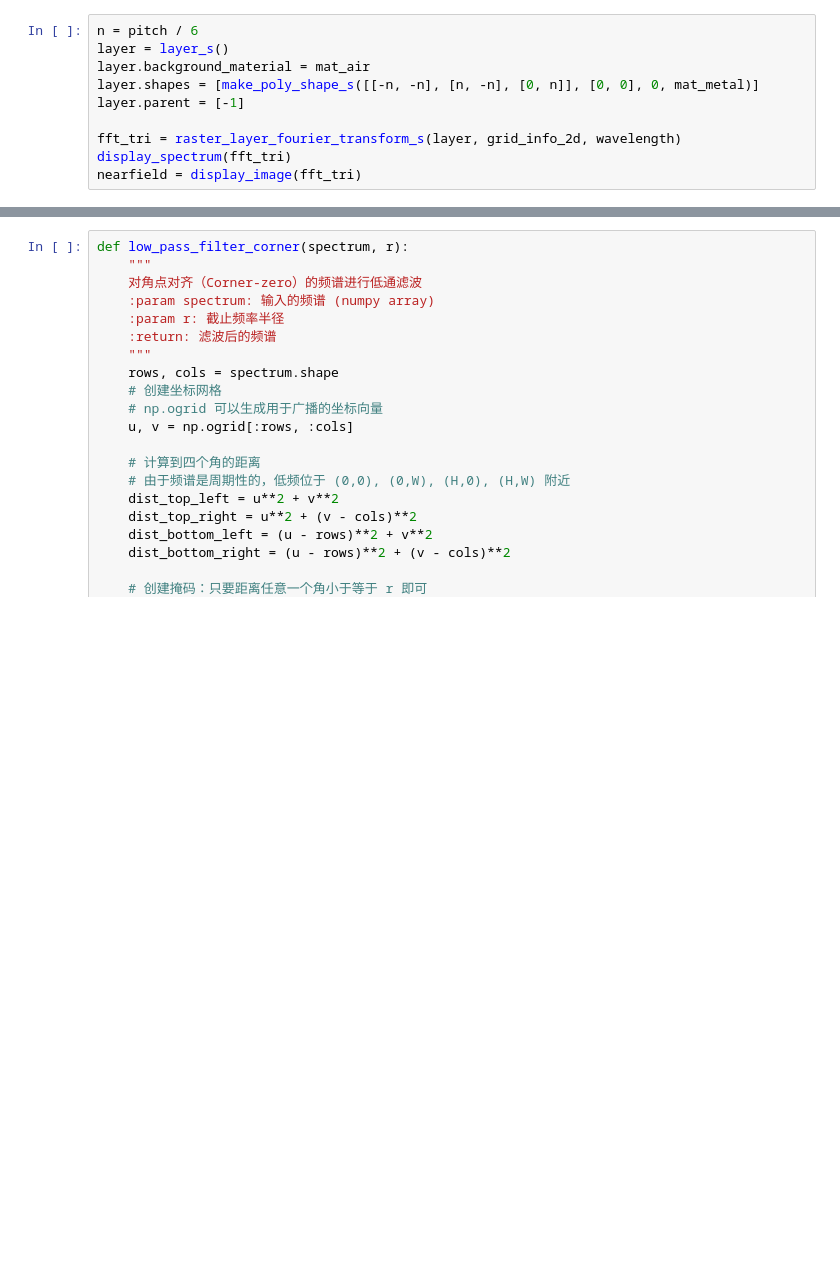
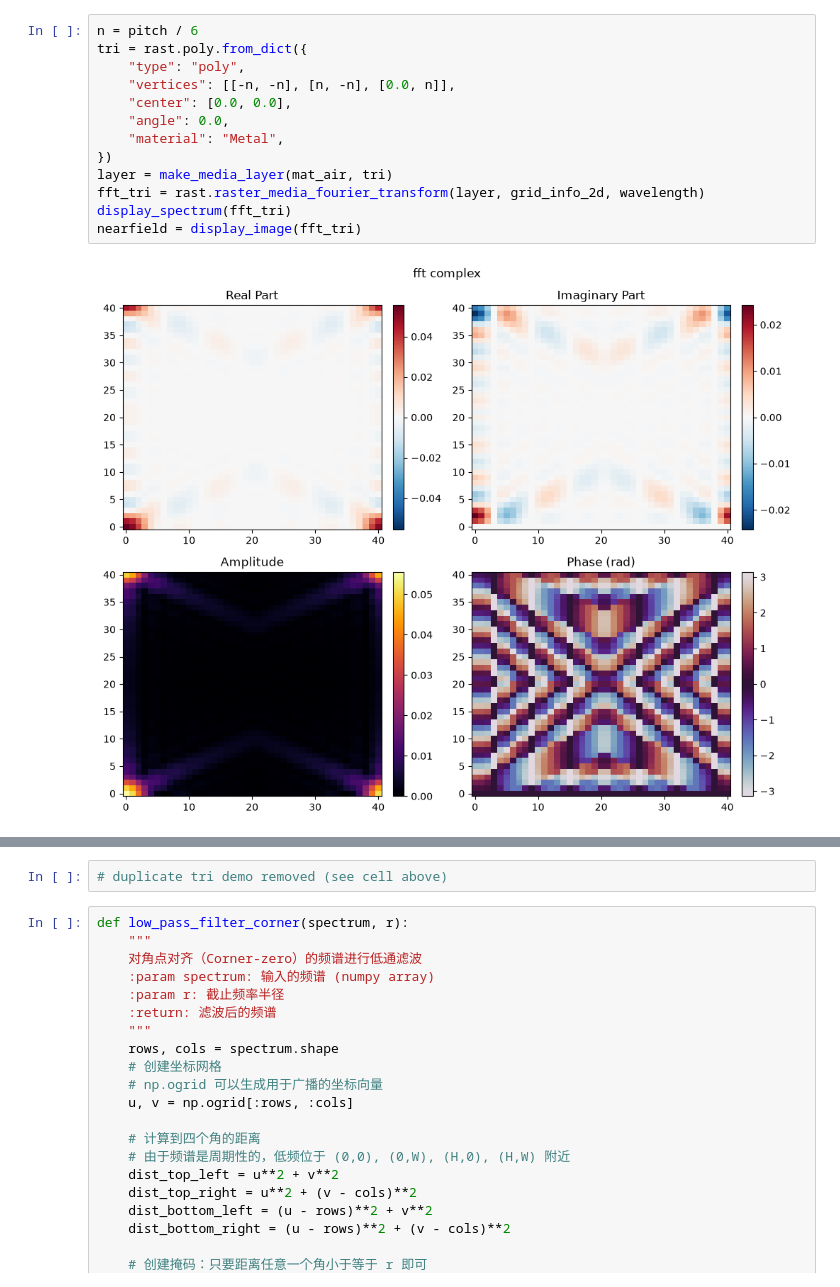
Before and after one commit to likooooo/simulation_assets, a Jupyter notebook: ipynb/simulation/SO/source_optimiaztion.ipynb, the cells around one changed output, grey strips where cells are left out. Cells and saved outputs as stored; diff of their text form; blank space fills up the shorter version.

```diff
--- a/ipynb/simulation/SO/source_optimiaztion.ipynb
+++ b/ipynb/simulation/SO/source_optimiaztion.ipynb
@@ -74,10 +93,15 @@ print("Gibbs oscillation count=", 2 * (1 + wavelength / (pitch / 4)))
 # %%
 n = pitch / 6
-layer = layer_s()
-layer.background_material = mat_air
-layer.shapes = [make_poly_shape_s([[-n, -n], [n, -n], [0, n]], [0, 0], 0, mat_metal)]
-layer.parent = [-1]
-
-fft_tri = raster_layer_fourier_transform_s(layer, grid_info_2d, wavelength)
+tri = rast.poly.from_dict({
+    "type": "poly",
+    "vertices": [[-n, -n], [n, -n], [0.0, n]],
+    "center": [0.0, 0.0],
+    "angle": 0.0,
+    "material": "Metal",
+})
+layer = make_media_layer(mat_air, tri)
+fft_tri = rast.raster_media_fourier_transform(layer, grid_info_2d, wavelength)
 display_spectrum(fft_tri)
 nearfield = display_image(fft_tri)
+# %% [output]
+[figure, added]
@@ -84,3 +109,5 @@ nearfield = display_image(fft_tri)
+# %%
+# duplicate tri demo removed (see cell above)
 # %%
 def low_pass_filter_corner(spectrum, r):
     """
```
Also changed, not shown: parts of 12 cells of this notebook, 21 other files.
